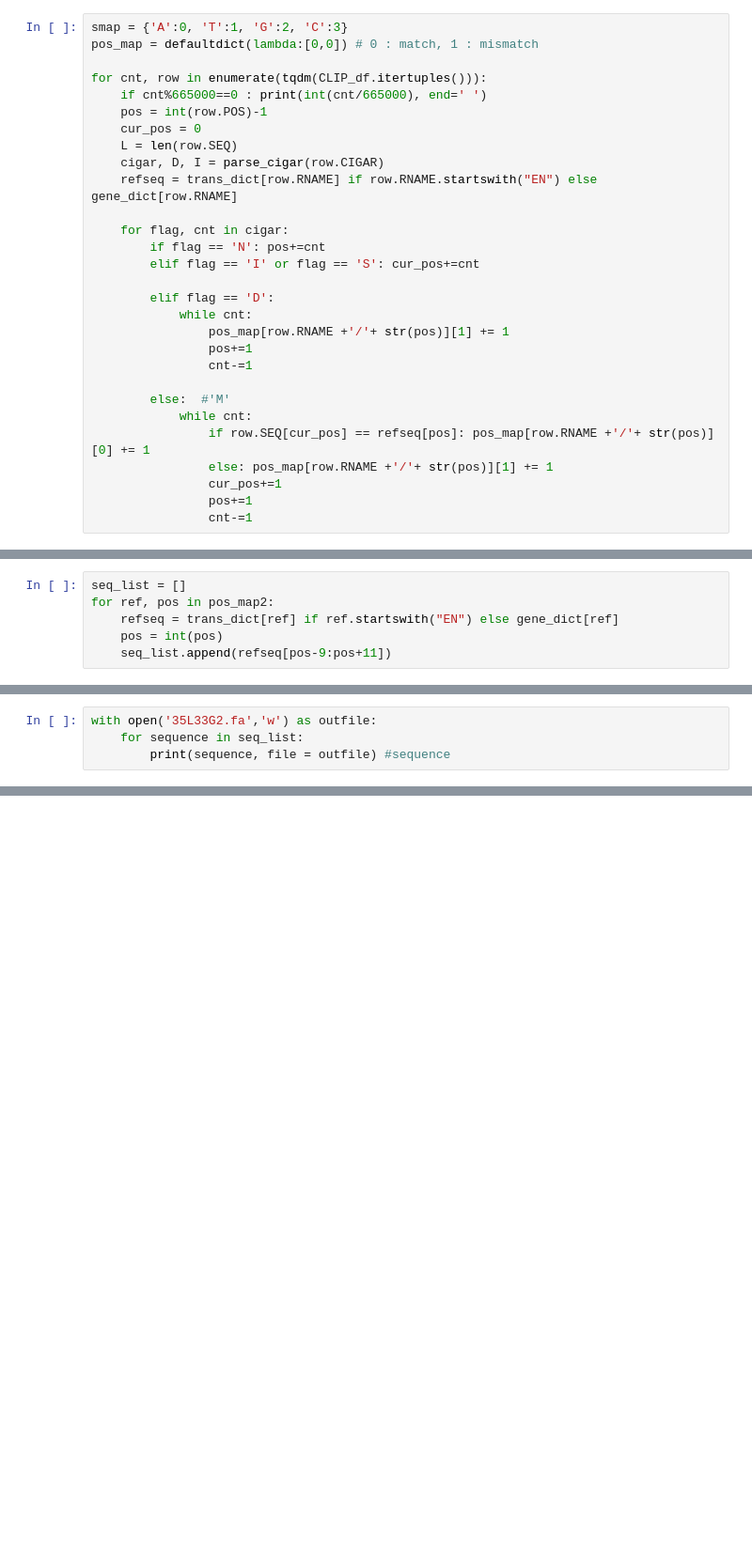
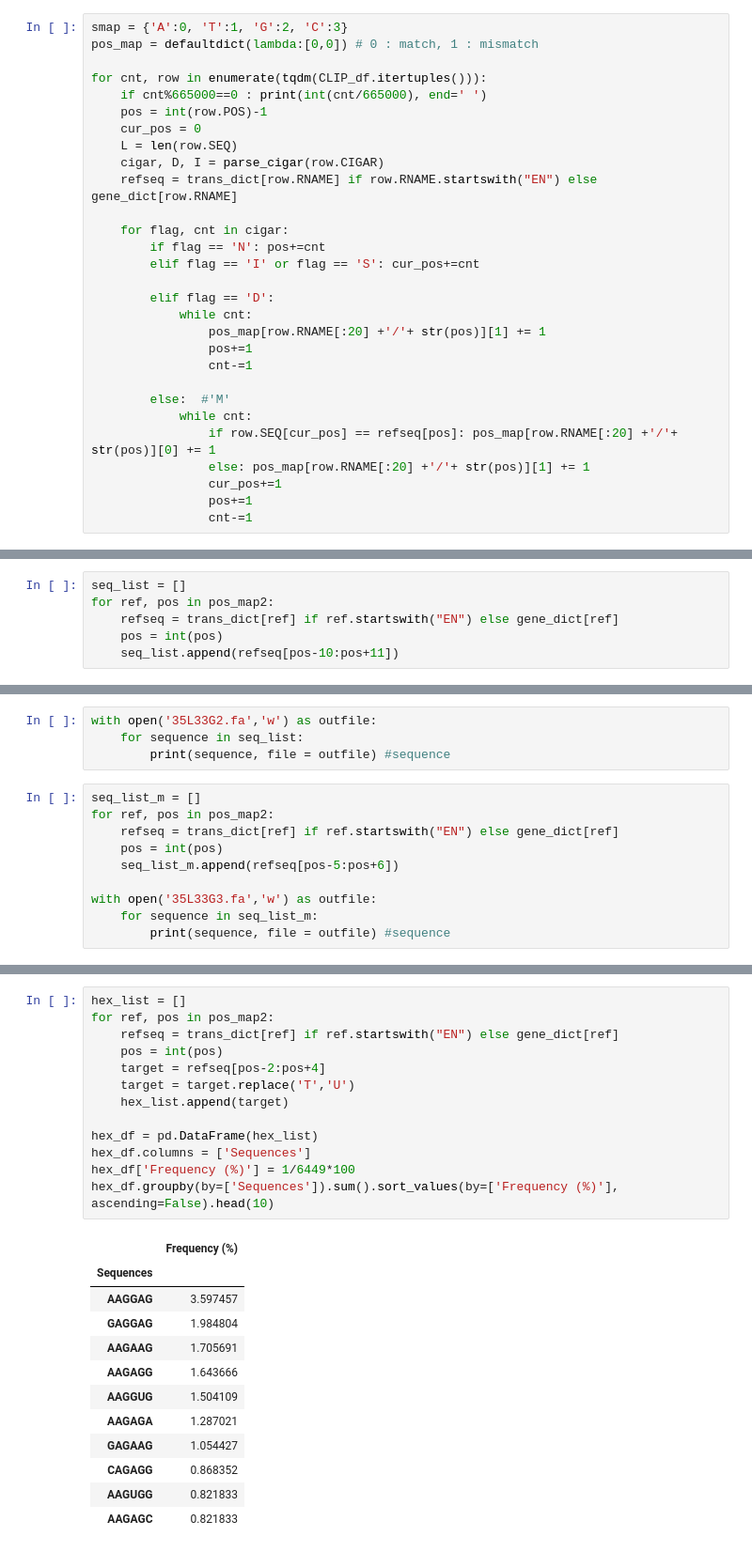
Before and after one commit to kangjunseo/Bioinformatics, a Jupyter notebook: QBioLab_Internship/Mission4.ipynb, the cells around one changed output, grey strips where cells are left out. Shown at 94% size. Cells and saved outputs as stored; diff of their text form; blank space fills up the shorter version.

```diff
--- a/QBioLab_Internship/Mission4.ipynb
+++ b/QBioLab_Internship/Mission4.ipynb
@@ -390,14 +392,14 @@ for cnt, row in enumerate(tqdm(CLIP_df.itertuples())):
 
         elif flag == 'D':
             while cnt:
-                pos_map[row.RNAME +'/'+ str(pos)][1] += 1
+                pos_map[row.RNAME[:20] +'/'+ str(pos)][1] += 1
                 pos+=1
                 cnt-=1
 
         else:  #'M'
             while cnt:
-                if row.SEQ[cur_pos] == refseq[pos]: pos_map[row.RNAME +'/'+ str(pos)][0] += 1
-                else: pos_map[row.RNAME +'/'+ str(pos)][1] += 1
+                if row.SEQ[cur_pos] == refseq[pos]: pos_map[row.RNAME[:20] +'/'+ str(pos)][0] += 1
+                else: pos_map[row.RNAME[:20] +'/'+ str(pos)][1] += 1
                 cur_pos+=1
                 pos+=1
                 cnt-=1
@@ -426,7 +428,7 @@ seq_list = []
 for ref, pos in pos_map2:
     refseq = trans_dict[ref] if ref.startswith("EN") else gene_dict[ref]
     pos = int(pos)
-    seq_list.append(refseq[pos-9:pos+11])
+    seq_list.append(refseq[pos-10:pos+11])
 # %%
 #Write Fasta file using print in for loop
 with open('35L33G.fa','w') as outfile:
@@ -437,3 +439,13 @@ with open('35L33G.fa','w') as outfile:
 with open('35L33G2.fa','w') as outfile:
 	for sequence in seq_list:
 		print(sequence, file = outfile) #sequence
+# %%
+seq_list_m = []
+for ref, pos in pos_map2:
+    refseq = trans_dict[ref] if ref.startswith("EN") else gene_dict[ref]
+    pos = int(pos)
+    seq_list_m.append(refseq[pos-5:pos+6])
+
+with open('35L33G3.fa','w') as outfile:
+	for sequence in seq_list_m:
+		print(sequence, file = outfile) #sequence
@@ -439,0 +454,26 @@ with open('35L33G2.fa','w') as outfile:
+# %%
+hex_list = []
+for ref, pos in pos_map2:
+    refseq = trans_dict[ref] if ref.startswith("EN") else gene_dict[ref]
+    pos = int(pos)
+    target = refseq[pos-2:pos+4]
+    target = target.replace('T','U')
+    hex_list.append(target)
+
+hex_df = pd.DataFrame(hex_list)
+hex_df.columns = ['Sequences']
+hex_df['Frequency (%)'] = 1/6449*100
+hex_df.groupby(by=['Sequences']).sum().sort_values(by=['Frequency (%)'], ascending=False).head(10)
+# %% [output]
+|  | Frequency (%) |
+| Sequences |  |
+| AAGGAG | 3.597457 |
+| GAGGAG | 1.984804 |
+| AAGAAG | 1.705691 |
+| AAGAGG | 1.643666 |
+| AAGGUG | 1.504109 |
+| AAGAGA | 1.287021 |
+| GAGAAG | 1.054427 |
+| CAGAGG | 0.868352 |
+| AAGUGG | 0.821833 |
+| AAGAGC | 0.821833 |
```
Also changed, not shown: parts of 4 cells of this notebook.
